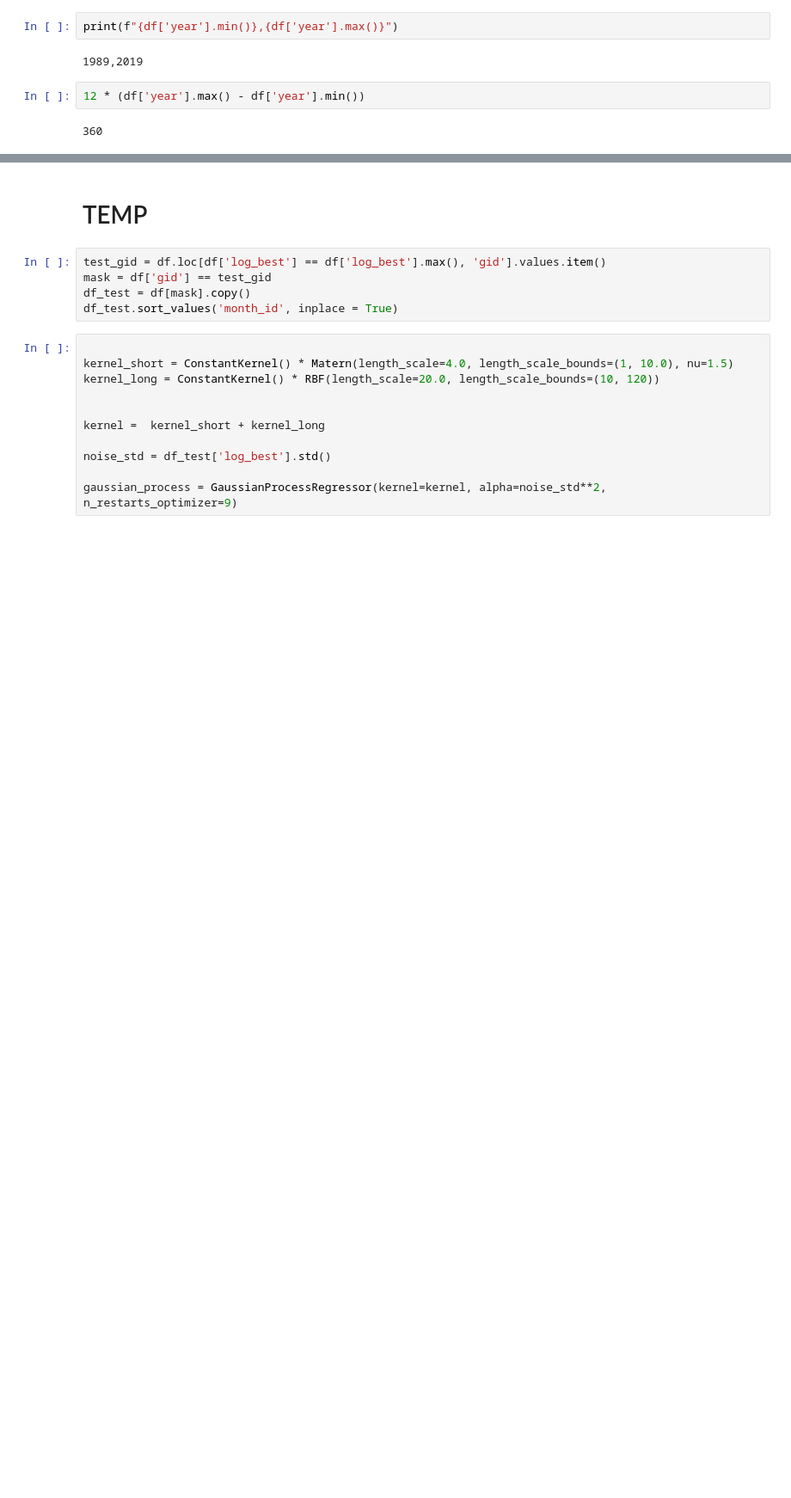
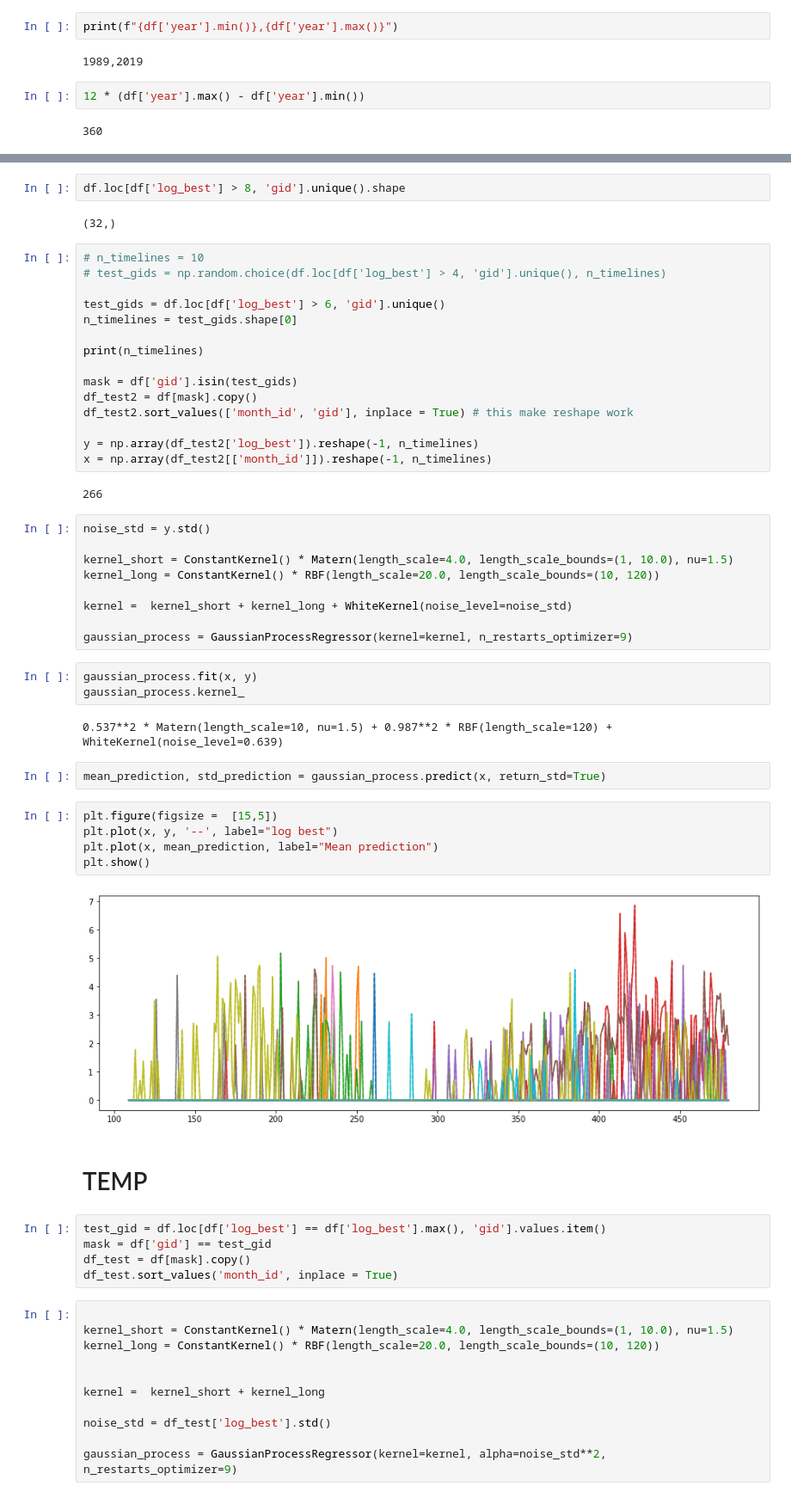
Before and after one commit to Polichinel/Detectron2, a Jupyter notebook: misc/estimating_exposure.ipynb, the cells around one changed output, grey strips where cells are left out. Shown at 86% size. Drawn from its saved outputs; the diff is of its cells as text; blank space fills up the shorter version.

```diff
--- a/misc/estimating_exposure.ipynb
+++ b/misc/estimating_exposure.ipynb
@@ -32,3 +31,47 @@ array([372, 379, 378, 374, 404, 373, 377, 380, 376, 386, 409, 393, 382,
+# %%
+df.loc[df['log_best'] > 8, 'gid'].unique().shape
+# %% [output]
+(32,)
+# %%
+# n_timelines = 10
+# test_gids = np.random.choice(df.loc[df['log_best'] > 4, 'gid'].unique(), n_timelines)
+
+test_gids = df.loc[df['log_best'] > 6, 'gid'].unique()
+n_timelines = test_gids.shape[0]
+
+print(n_timelines)
+
+mask = df['gid'].isin(test_gids)
+df_test2 = df[mask].copy()
+df_test2.sort_values(['month_id', 'gid'], inplace = True) # this make reshape work
+
+y = np.array(df_test2['log_best']).reshape(-1, n_timelines)
+x = np.array(df_test2[['month_id']]).reshape(-1, n_timelines)
+# %% [output]
+266
+# %%
+noise_std = y.std()
+
+kernel_short = ConstantKernel() * Matern(length_scale=4.0, length_scale_bounds=(1, 10.0), nu=1.5)
+kernel_long = ConstantKernel() * RBF(length_scale=20.0, length_scale_bounds=(10, 120))
+
+kernel =  kernel_short + kernel_long + WhiteKernel(noise_level=noise_std)
+
+gaussian_process = GaussianProcessRegressor(kernel=kernel, n_restarts_optimizer=9)
+# %%
+gaussian_process.fit(x, y)
+gaussian_process.kernel_
+# %% [output]
+0.537**2 * Matern(length_scale=10, nu=1.5) + 0.987**2 * RBF(length_scale=120) + WhiteKernel(noise_level=0.639)
+# %%
+mean_prediction, std_prediction = gaussian_process.predict(x, return_std=True)
+# %%
+plt.figure(figsize =  [15,5])
+plt.plot(x, y, '--', label="log best")
+plt.plot(x, mean_prediction, label="Mean prediction")
+plt.show()
+# %% [output]
+[figure, added]
 # %% [markdown]
 # TEMP
 # %%
```
Also changed, not shown: parts of 2 cells of this notebook.
